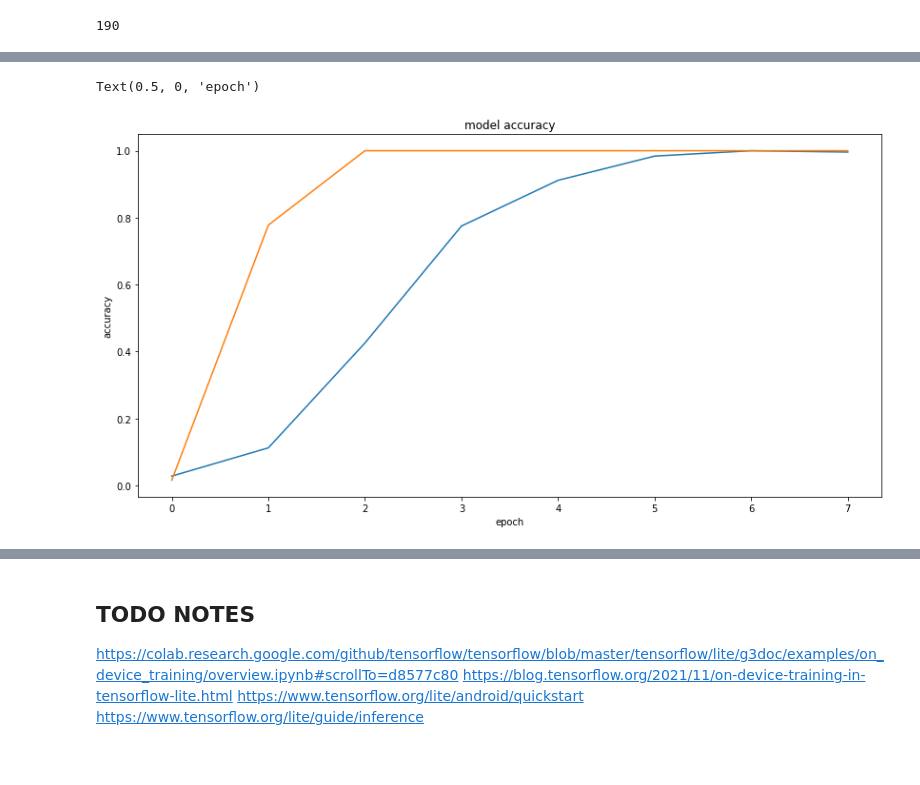
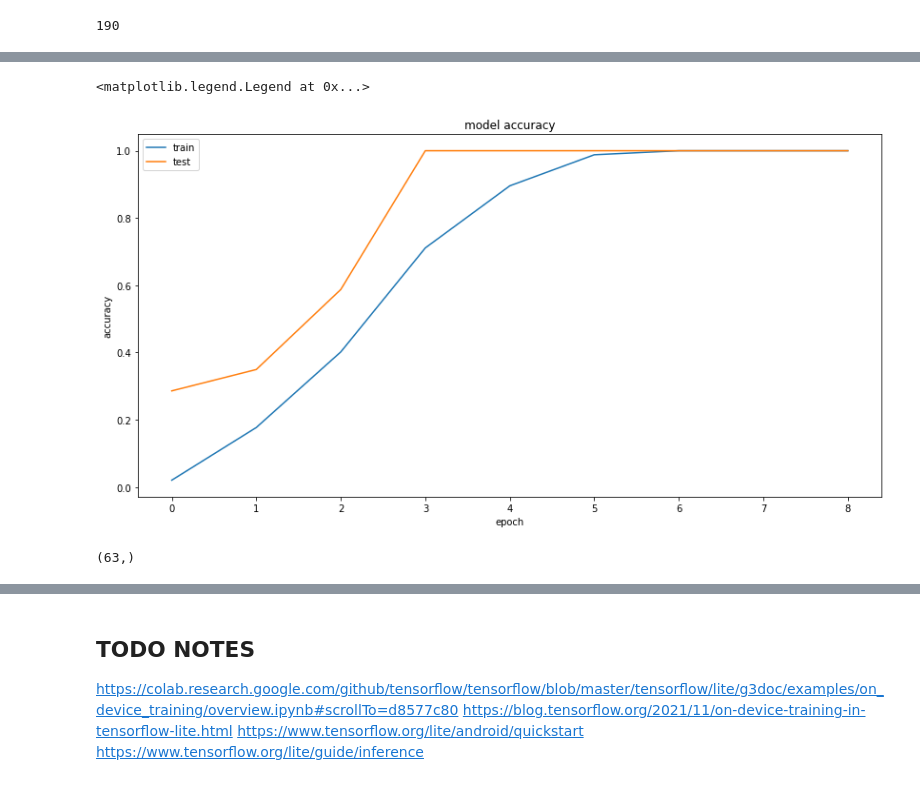
Before and after one commit to pucksME/mcl, a Jupyter notebook: model_training/classification.ipynb, the cells around one changed output, grey strips where cells are left out. Drawn from its saved outputs; the diff is of its cells as text; code cells hidden in the pictures.

```diff
--- a/model_training/classification.ipynb
+++ b/model_training/classification.ipynb
@@ -241,7 +266,8 @@ history = new_user_model.fit(
     y_train_new_user,
     epochs=10,  # Adjust the number of epochs as needed
     batch_size=64,  # Adjust batch size as needed
-    validation_data=(X_test_new_user, y_test_new_user)
+    validation_data=(X_test_new_user, y_test_new_user),
+    callbacks=[early_stopping, reduce_lr, tensorboard]
 )
 # %% [output]
 Epoch 1/10
@@ -267,13 +291,19 @@ Epoch 10/10
 # %%
 plt.figure(figsize=(14, 7))
 plt.plot(history.history['accuracy'])
 plt.plot(history.history['val_accuracy'])
 plt.title('model accuracy')
 plt.ylabel('accuracy')
 plt.xlabel('epoch')
+plt.legend(['train', 'test'], loc='upper left')
 # %% [output]
-Text(0.5, 0, 'epoch')
+<matplotlib.legend.Legend at 0x...>
-[figure, old version]
+[figure, new version]
+# %%
+X_test_new_user.shape
+y_test_new_user.shape
+# %% [output]
+(63,)
 # %%
 from collections import Counter
 def majority_voting(model_output):
```
Also changed, not shown: parts of 39 cells of this notebook, 3 other files.
